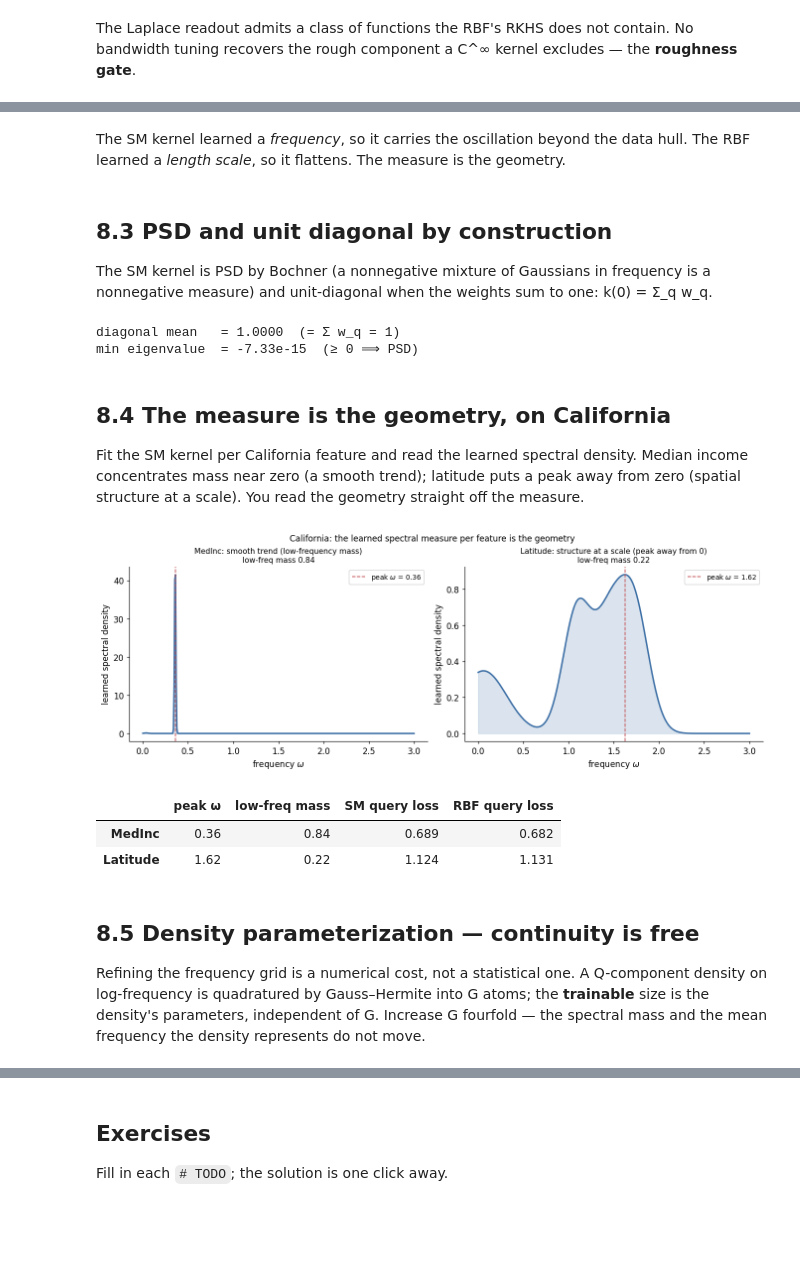
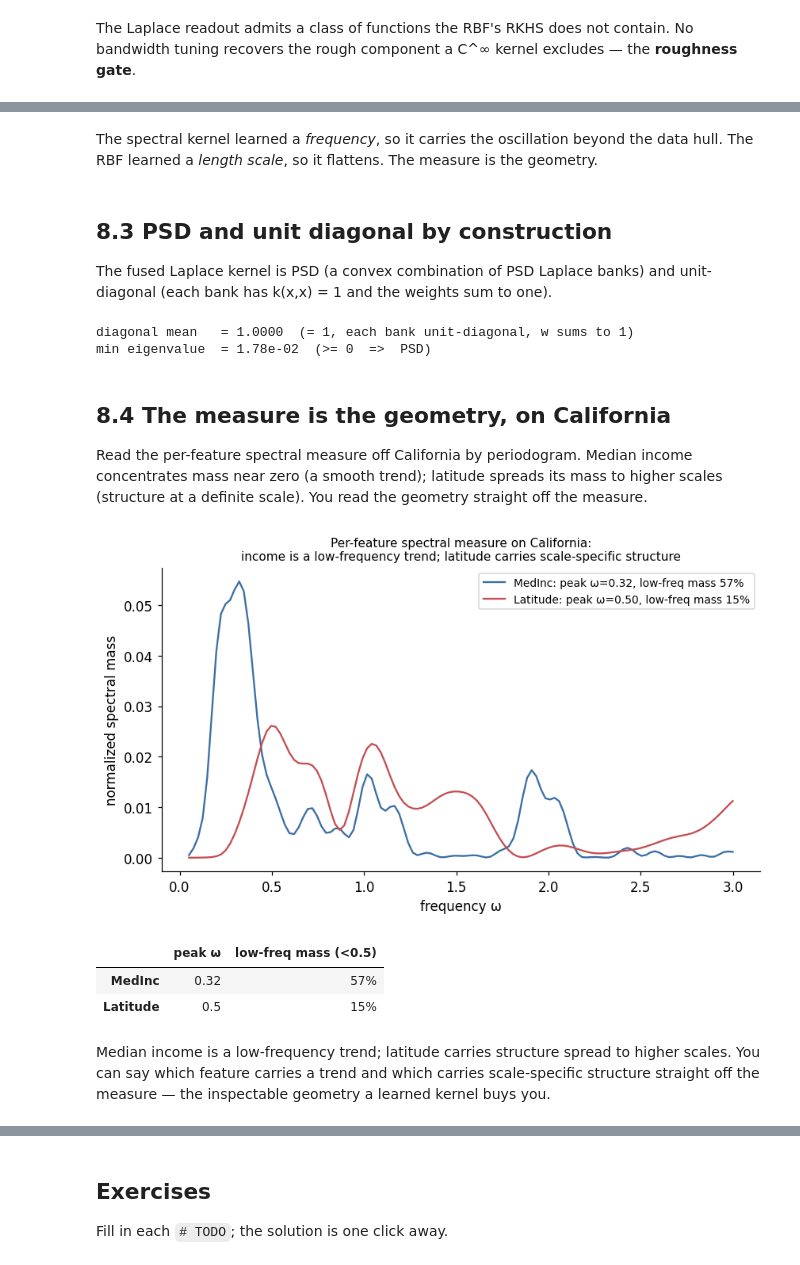
Before and after one commit to asudjianto-xml/Learned-Kernel, a Jupyter notebook: notebooks/ch08_spectral_bochner.ipynb, the cells around one changed output, grey strips where cells are left out. Saved outputs shown, nothing was run; the diff lists cells and outputs as text; code cells hidden in the pictures; blank space fills up the shorter version.

```diff
--- a/notebooks/ch08_spectral_bochner.ipynb
+++ b/notebooks/ch08_spectral_bochner.ipynb
@@ -98,43 +105,41 @@ plt.show()
 # %% [markdown]
-The SM kernel learned a *frequency*, so it carries the oscillation beyond the data hull. The
-RBF learned a *length scale*, so it flattens. The measure is the geometry.
+The spectral kernel learned a *frequency*, so it carries the oscillation beyond the data
+hull. The RBF learned a *length scale*, so it flattens. The measure is the geometry.
 # %% [markdown]
 ## 8.3  PSD and unit diagonal by construction
 
-The SM kernel is PSD by Bochner (a nonnegative mixture of Gaussians in frequency is a
-nonnegative measure) and unit-diagonal when the weights sum to one: k(0) = Σ_q w_q.
+The fused Laplace kernel is PSD (a convex combination of PSD Laplace banks) and unit-diagonal
+(each bank has k(x,x) = 1 and the weights sum to one).
 # %%
-k = ch08.SpectralMixtureKernel(w=[0.4, 0.35, 0.25], mu=[0.0, 1.5, 3.0], v=[0.05, 0.1, 0.2])
+omegas = np.array([0.0, 0.5, 3.0, 6.0])    # trend atoms + a periodic frequency + harmonic
+amps = np.ones_like(omegas)
+k = ch08.SpectralLaplaceKernel(omegas, amps, T=[0.5, 1.5], w=[0.6, 0.4])   # two fused banks
 X = np.sort(np.random.RandomState(0).uniform(0, 1, 80))
 K = k.gram(X, X)
-print(f"diagonal mean   = {np.diag(K).mean():.4f}  (= Σ w_q = 1)")
-print(f"min eigenvalue  = {np.linalg.eigvalsh(K).min():.2e}  (≥ 0 ⟹ PSD)")
+print(f"diagonal mean   = {np.diag(K).mean():.4f}  (= 1, each bank unit-diagonal, w sums to 1)")
+print(f"min eigenvalue  = {np.linalg.eigvalsh(K).min():.2e}  (>= 0  =>  PSD)")
 # %% [output]
-diagonal mean   = 1.0000  (= Σ w_q = 1)
-min eigenvalue  = -7.33e-15  (≥ 0 ⟹ PSD)
+diagonal mean   = 1.0000  (= 1, each bank unit-diagonal, w sums to 1)
+min eigenvalue  = 1.78e-02  (>= 0  =>  PSD)
 # %% [markdown]
 ## 8.4  The measure is the geometry, on California
 
-Fit the SM kernel per California feature and read the learned spectral density. Median income
-concentrates mass near zero (a smooth trend); latitude puts a peak away from zero (spatial
-structure at a scale). You read the geometry straight off the measure.
+Read the per-feature spectral measure off California by periodogram. Median income
+concentrates mass near zero (a smooth trend); latitude spreads its mass to higher scales
+(structure at a definite scale). You read the geometry straight off the measure.
 # %%
-fig, info = ch08.make_california_density_figure(seed=0)
+ch08.make_california_density_figure(seed=0)
 plt.show()
-pd.DataFrame({f: {"peak ω": round(float(c["omega"][np.argmax(c["density"])]), 2),
-                  "low-freq mass": round(c["lowfreq_mass"], 2),
-                  "SM query loss": round(c["sm_qloss"], 3),
-                  "RBF query loss": round(c["rbf_qloss"], 3)}
-              for f, c in info.items()}).T
+dens = ch08.california_spectral_density(seed=0)
+pd.DataFrame({f: {"peak ω": round(c["peak"], 2),
+                  "low-freq mass (<0.5)": f"{c['low_freq_mass']:.0%}"}
+              for f, c in dens.items()}).T
 # %% [output]
-[figure, old version]
+[figure, new version]
-|  | peak ω | low-freq mass | SM query loss | RBF query loss |
-| MedInc | 0.36 | 0.84 | 0.689 | 0.682 |
-| Latitude | 1.62 | 0.22 | 1.124 | 1.131 |
+|  | peak ω | low-freq mass (<0.5) |
+| MedInc | 0.32 | 57% |
+| Latitude | 0.5 | 15% |
 # %% [markdown]
-## 8.5  Density parameterization — continuity is free
-
-Refining the frequency grid is a numerical cost, not a statistical one. A Q-component density
-on log-frequency is quadratured by Gauss–Hermite into G atoms; the **trainable** size is the
-density's parameters, independent of G. Increase G fourfold — the spectral mass and the mean
-frequency the density represents do not move.
+Median income is a low-frequency trend; latitude carries structure spread to higher scales.
+You can say which feature carries a trend and which carries scale-specific structure straight
+off the measure — the inspectable geometry a learned kernel buys you.
```
Also changed, not shown: parts of 18 cells of this notebook, 3 other files.
